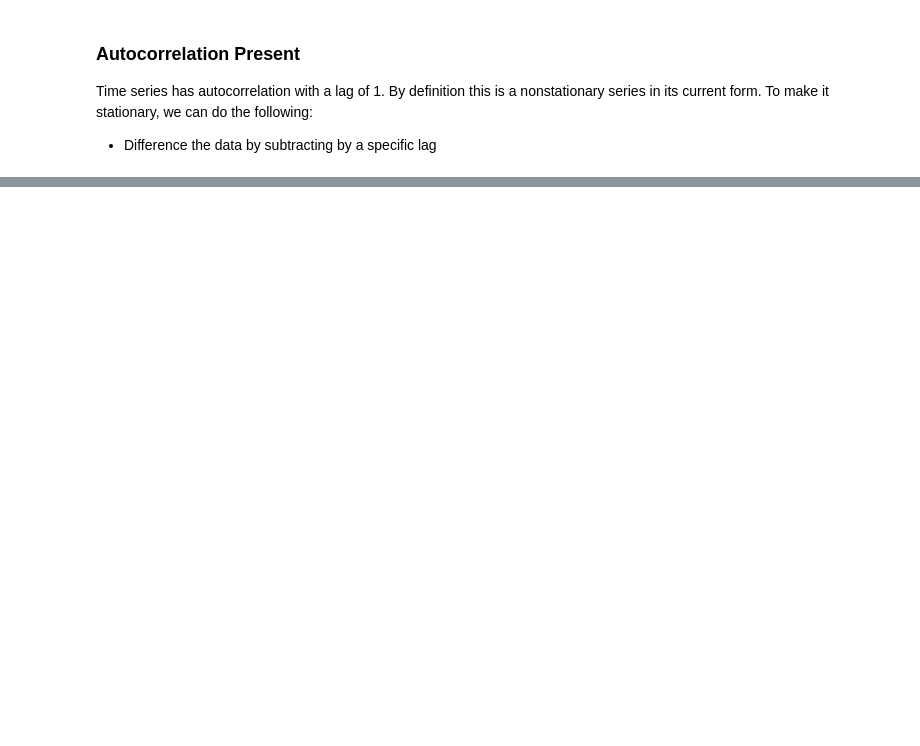
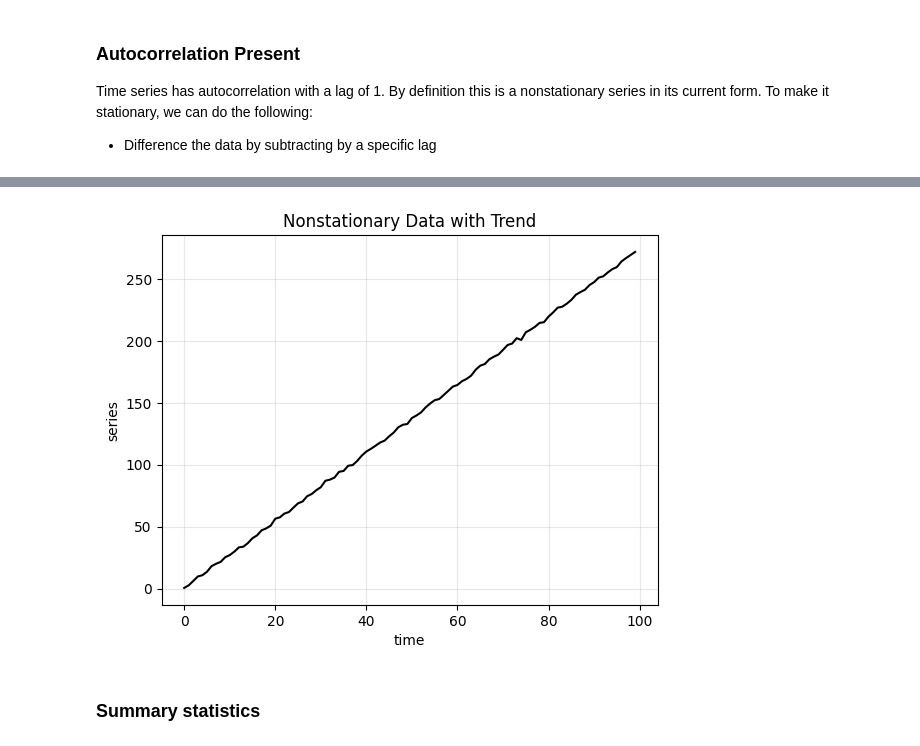
Before and after one commit to MKastek/time-series-notes, a Jupyter notebook: Time_series_anomaly_detection.ipynb, the cells around one changed output, grey strips where cells are left out. Cells and saved outputs as stored; diff of their text form; code cells hidden in the pictures; blank space fills up the shorter version.

```diff
--- a/Time_series_anomaly_detection.ipynb
+++ b/Time_series_anomaly_detection.ipynb
@@ -289,0 +310,2 @@ definition this is a nonstationary series in its current form. To make it statio
+# %%
+trend = (time * 2.75) + stationary
@@ -289,0 +316,7 @@ definition this is a nonstationary series in its current form. To make it statio
+# %%
+run_sequence_plot(time, trend,
+                  title="Nonstationary Data with Trend")
+# %% [output]
+[figure, added]
+# %% [markdown]
+### Summary statistics
```
Also changed, not shown: parts of 29 cells of this notebook.
